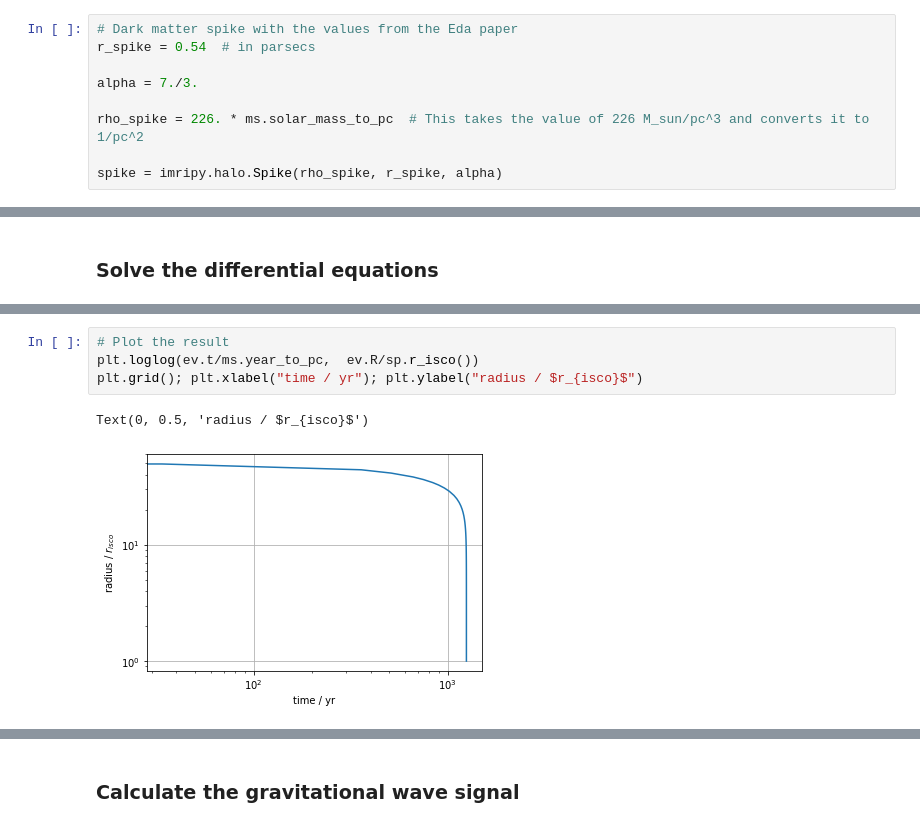
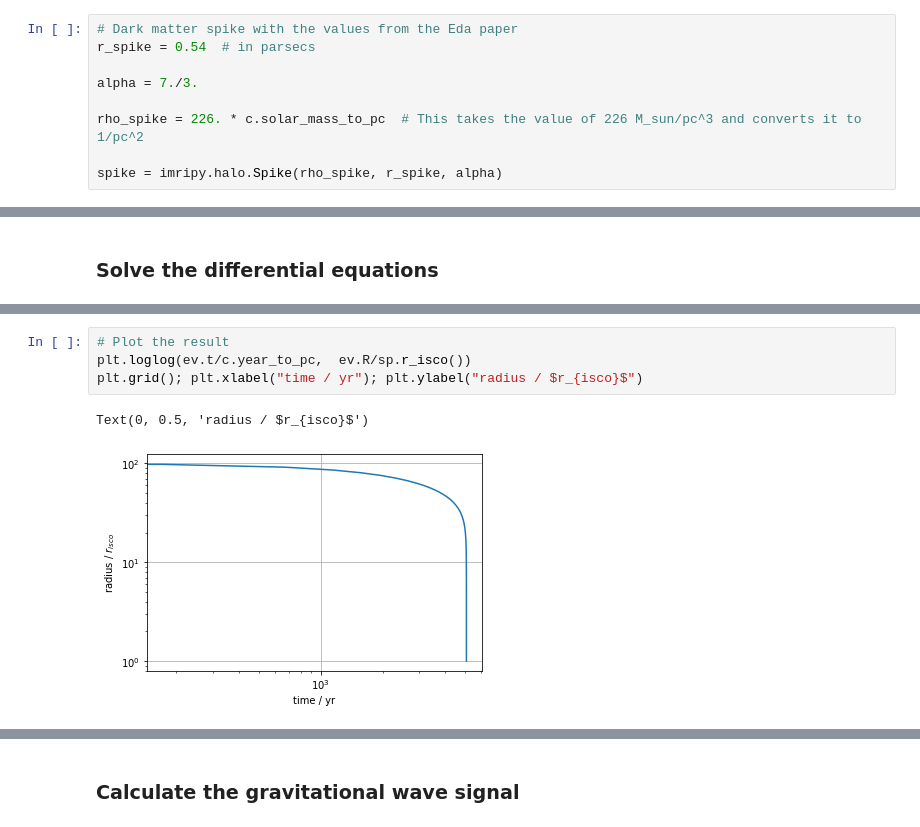
Before and after one commit to DMGW-Goethe/imripy, a Jupyter notebook: examples/BasicExample.ipynb, the cells around one changed output, grey strips where cells are left out. Saved outputs shown, nothing was run; the diff lists cells and outputs as text.

```diff
--- a/examples/BasicExample.ipynb
+++ b/examples/BasicExample.ipynb
@@ -19,7 +19,7 @@ r_spike = 0.54  # in parsecs
 
 alpha = 7./3.
 
-rho_spike = 226. * ms.solar_mass_to_pc  # This takes the value of 226 M_sun/pc^3 and converts it to 1/pc^2
+rho_spike = 226. * c.solar_mass_to_pc  # This takes the value of 226 M_sun/pc^3 and converts it to 1/pc^2
 
 spike = imripy.halo.Spike(rho_spike, r_spike, alpha)
 # %%
@@ -64,7 +75,7 @@ A termination event occurred.
 # %%
 # Plot the result
-plt.loglog(ev.t/ms.year_to_pc,  ev.R/sp.r_isco())
+plt.loglog(ev.t/c.year_to_pc,  ev.R/sp.r_isco())
 plt.grid(); plt.xlabel("time / yr"); plt.ylabel("radius / $r_{isco}$")
 # %% [output]
 Text(0, 0.5, 'radius / $r_{isco}$')
-[figure, old version]
+[figure, new version]
```
Also changed, not shown: parts of 15 cells of this notebook, 1 other file.
